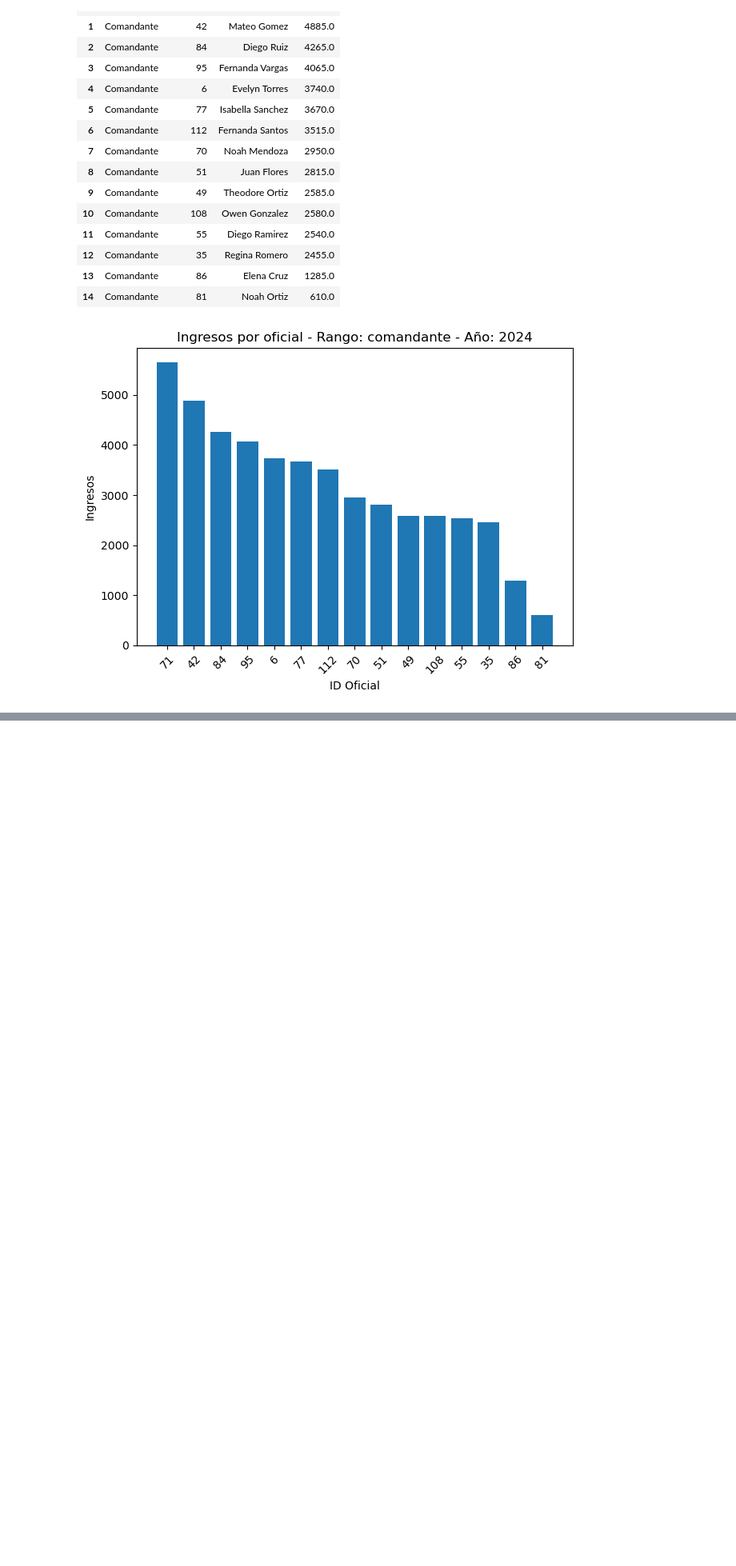
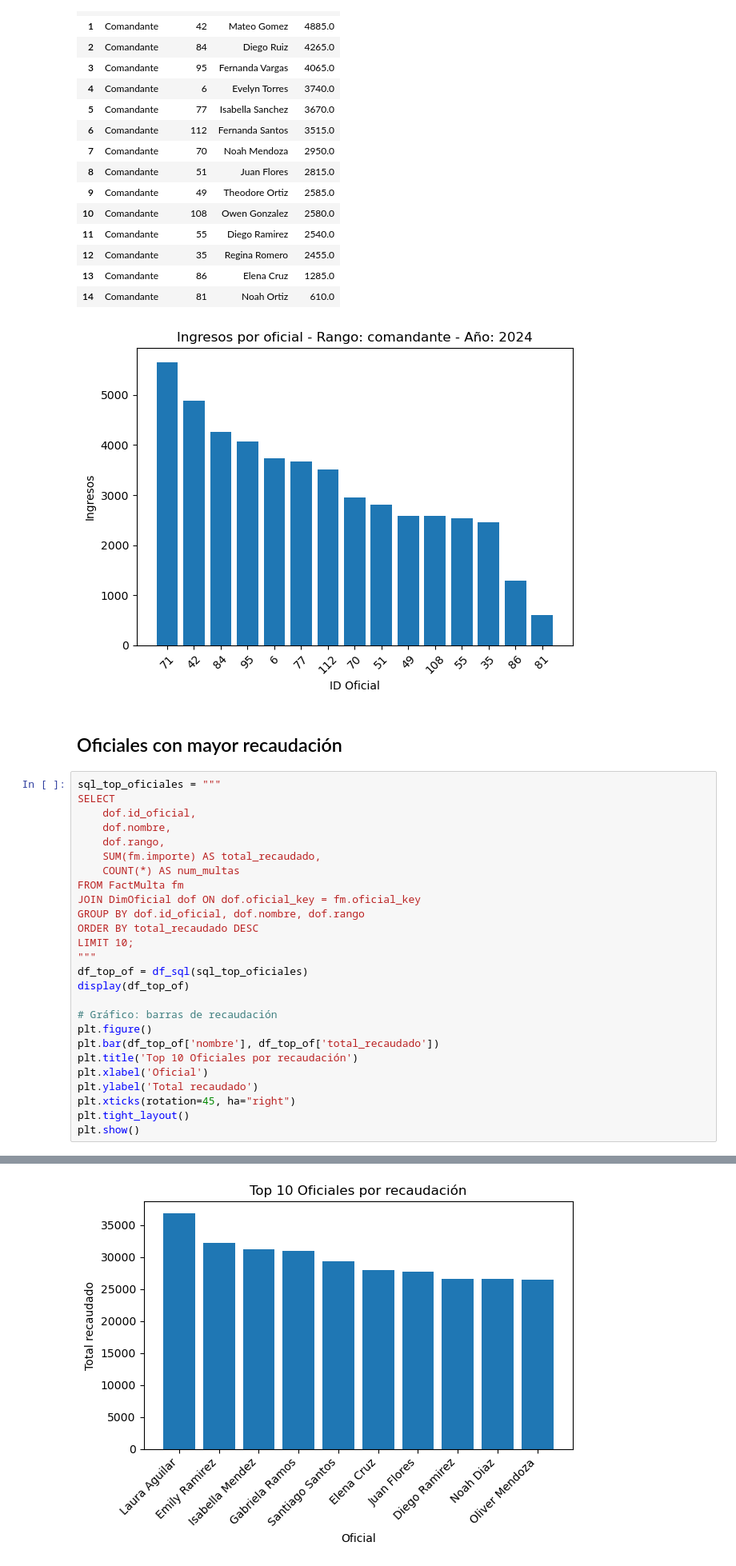
Before and after one commit to AxlSegundo/MD_Practica1_2, a Jupyter notebook: Consultas.ipynb, the cells around one changed output, grey strips where cells are left out. Shown at 80% size. Cells and saved outputs as stored; diff of their text form; blank space fills up the shorter version.

```diff
--- a/Consultas.ipynb
+++ b/Consultas.ipynb
@@ -260,3 +257,32 @@ if not df_dice.empty:
 | 13 | Comandante | 86 | Elena Cruz | 1285.0 |
 | 14 | Comandante | 81 | Noah Ortiz | 610.0 |
 [figure]
+# %% [markdown]
+## Oficiales con mayor recaudación
+# %%
+sql_top_oficiales = """
+SELECT
+    dof.id_oficial,
+    dof.nombre,
+    dof.rango,
+    SUM(fm.importe) AS total_recaudado,
+    COUNT(*) AS num_multas
+FROM FactMulta fm
+JOIN DimOficial dof ON dof.oficial_key = fm.oficial_key
+GROUP BY dof.id_oficial, dof.nombre, dof.rango
+ORDER BY total_recaudado DESC
+LIMIT 10;
+"""
+df_top_of = df_sql(sql_top_oficiales)
+display(df_top_of)
+
+# Gráfico: barras de recaudación
+plt.figure()
+plt.bar(df_top_of['nombre'], df_top_of['total_recaudado'])
+plt.title('Top 10 Oficiales por recaudación')
+plt.xlabel('Oficial')
+plt.ylabel('Total recaudado')
+plt.xticks(rotation=45, ha="right")
+plt.tight_layout()
+plt.show()
+# %% [output]
@@ -262,0 +300 @@ if not df_dice.empty:
+[figure, added]
```
Also changed, not shown: parts of 9 cells of this notebook.
